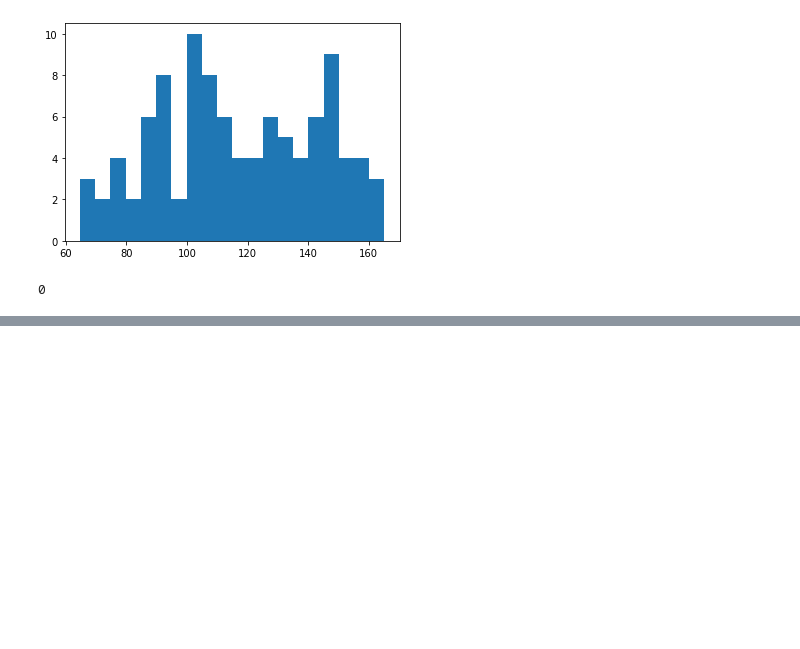
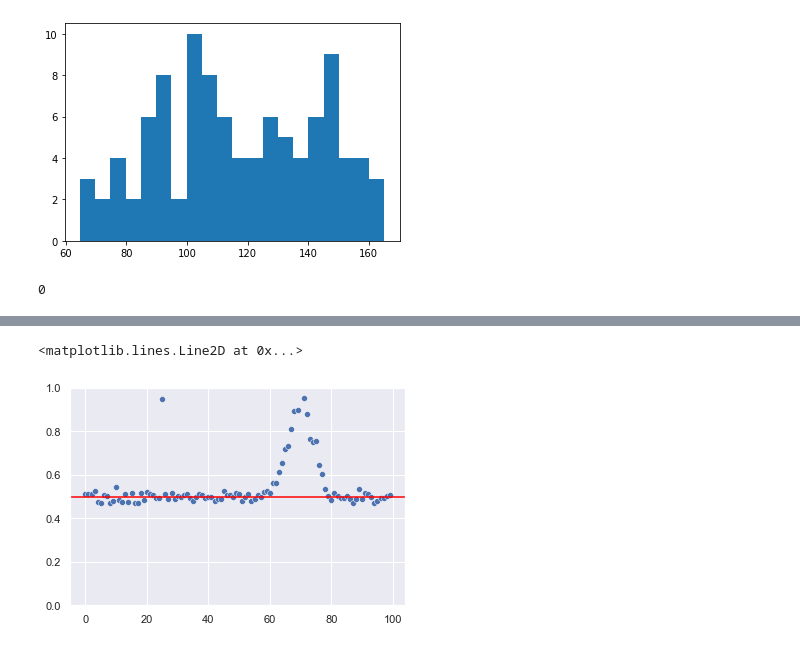
Before and after one commit to slt666666/FAO_lecture, a Jupyter notebook: FAO_2024/data/Untitled.ipynb, the cells around one changed output, grey strips where cells are left out. Drawn from its saved outputs; the diff is of its cells as text; code cells hidden in the pictures; blank space fills up the shorter version.

```diff
--- a/FAO_2024/data/Untitled.ipynb
+++ b/FAO_2024/data/Untitled.ipynb
@@ -231,0 +239,13 @@ os.system(f'wgsim -e 0 -r 0 -R 0 -X 0 -d 300 -1 150 -2 150 -N 500 high_10_F2_gen
+# %%
+import seaborn as sns
+sns.set()
+for i in range(10):
+    SNP_ind[60+i+1] = SNP_ind[60+i+1] + np.random.normal(0.05*i, 0.01, 1)[0]
+    SNP_ind[80-i-1] = SNP_ind[80-i-1] + np.random.normal(0.05*i, 0.01, 1)[0]
+SNP_ind[25] = 0.95
+sns.scatterplot(x=range(100), y=SNP_ind)
+plt.ylim(0,1)
+plt.axhline(y=0.5, color="red")
+# %% [output]
+<matplotlib.lines.Line2D at 0x...>
+[figure, added]
```
Also changed, not shown: parts of 1 cell of this notebook, 2 other files.
